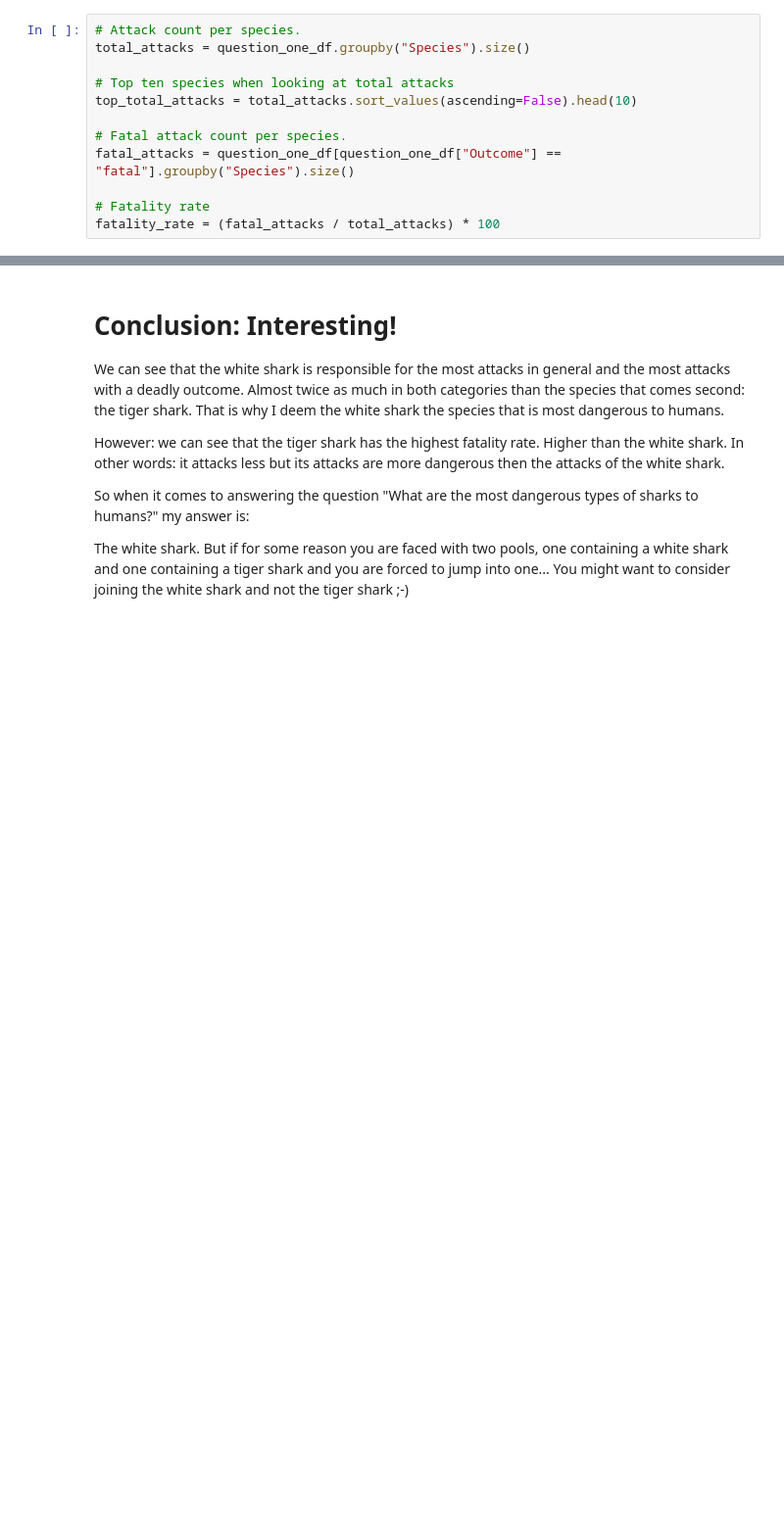
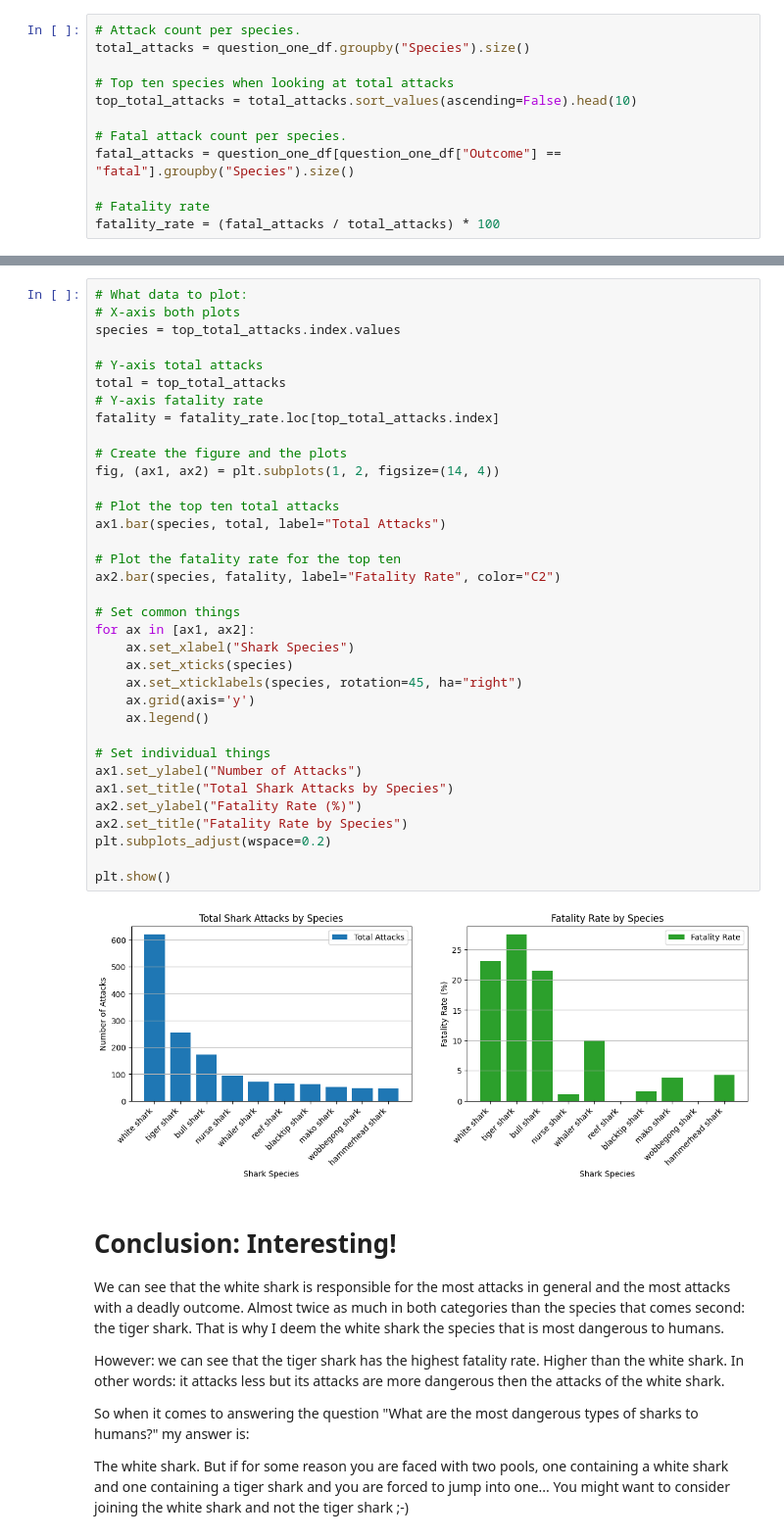
Before and after one commit to MevrouwHelderder/Assignments, a Jupyter notebook: Assignment_Shark_Attack.ipynb, the cells around one changed output, grey strips where cells are left out. Shown at 98% size. Drawn from its saved outputs; the diff is of its cells as text; blank space fills up the shorter version.

```diff
--- a/Assignment_Shark_Attack.ipynb
+++ b/Assignment_Shark_Attack.ipynb
@@ -711,3 +732,40 @@ plt.show()
+# %%
+# What data to plot:
+# X-axis both plots
+species = top_total_attacks.index.values
+
+# Y-axis total attacks
+total = top_total_attacks
+# Y-axis fatality rate
+fatality = fatality_rate.loc[top_total_attacks.index]
+
+# Create the figure and the plots
+fig, (ax1, ax2) = plt.subplots(1, 2, figsize=(14, 4))
+
+# Plot the top ten total attacks
+ax1.bar(species, total, label="Total Attacks")
+
+# Plot the fatality rate for the top ten
+ax2.bar(species, fatality, label="Fatality Rate", color="C2")
+
+# Set common things
+for ax in [ax1, ax2]:
+    ax.set_xlabel("Shark Species")
+    ax.set_xticks(species)
+    ax.set_xticklabels(species, rotation=45, ha="right")
+    ax.grid(axis='y')
+    ax.legend()
+
+# Set individual things
+ax1.set_ylabel("Number of Attacks")
+ax1.set_title("Total Shark Attacks by Species")
+ax2.set_ylabel("Fatality Rate (%)")
+ax2.set_title("Fatality Rate by Species")
+plt.subplots_adjust(wspace=0.2)
+
+plt.show()
+# %% [output]
+[figure, added]
 # %% [markdown]
 # Conclusion: Interesting!
 
```
Also changed, not shown: parts of 9 cells of this notebook.
